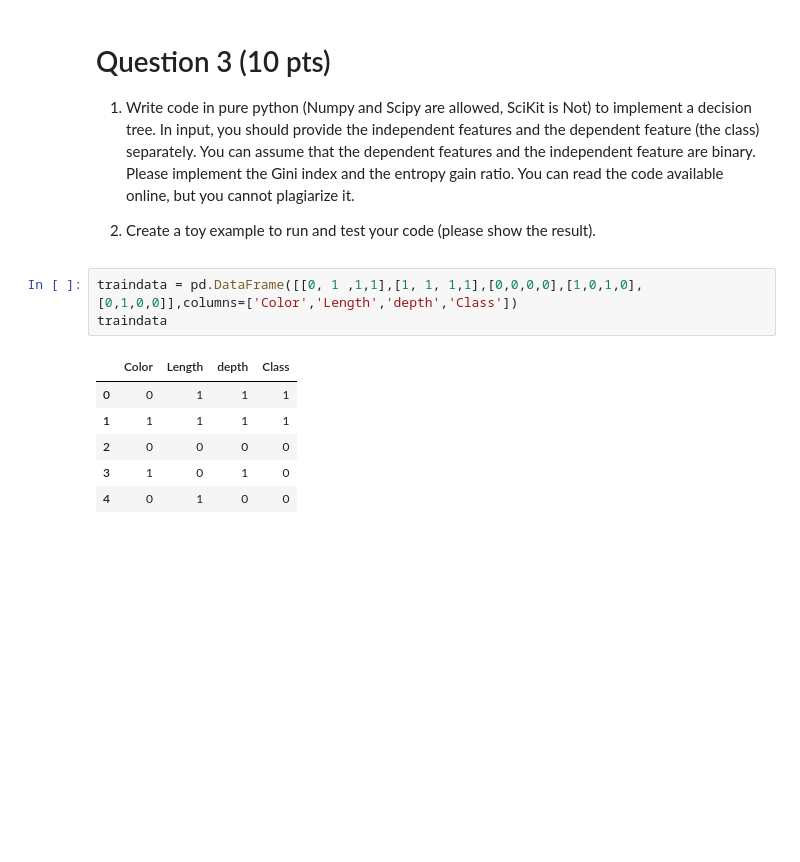
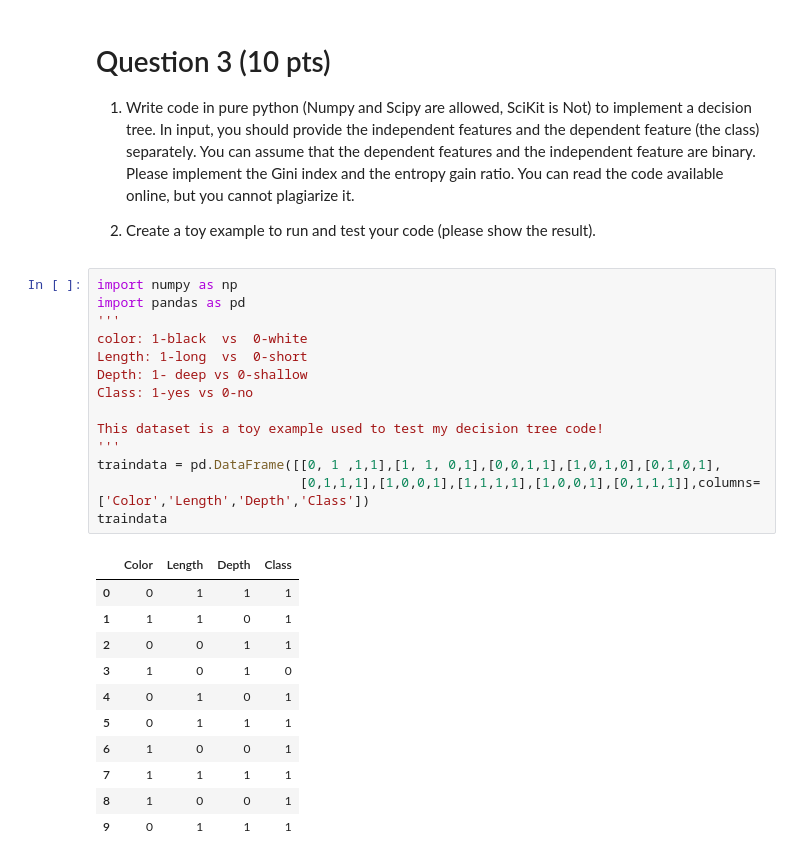
Before and after one commit to TianjieZhang1993/class_material, a Jupyter notebook: CS534/Assignments/A1/PS1-TJ zhang.ipynb, the cells around one changed output. Cells and saved outputs as stored; diff of their text form; blank space fills up the shorter version.

```diff
--- a/CS534/Assignments/A1/PS1-TJ zhang.ipynb
+++ b/CS534/Assignments/A1/PS1-TJ zhang.ipynb
@@ -131,14 +157,30 @@ Solution:
 You can assume that the dependent features and the independent feature are binary. Please implement the Gini index and the entropy gain ratio. You can read the code available online, but you cannot plagiarize it.
 
 2) Create a toy example to run and test your code (please show the result).
-# %%
-traindata = pd.DataFrame([[0, 1 ,1,1],[1, 1, 1,1],[0,0,0,0],[1,0,1,0],[0,1,0,0]],columns=['Color','Length','depth','Class'])
-traindata
-# %% [output]
-|  | Color | Length | depth | Class |
-| 0 | 0 | 1 | 1 | 1 |
-| 1 | 1 | 1 | 1 | 1 |
-| 2 | 0 | 0 | 0 | 0 |
-| 3 | 1 | 0 | 1 | 0 |
-| 4 | 0 | 1 | 0 | 0 |
+# %%
+import numpy as np
+import pandas as pd
+'''
+color: 1-black  vs  0-white
+Length: 1-long  vs  0-short
+Depth: 1- deep vs 0-shallow
+Class: 1-yes vs 0-no
+
+This dataset is a toy example used to test my decision tree code!
+'''
+traindata = pd.DataFrame([[0, 1 ,1,1],[1, 1, 0,1],[0,0,1,1],[1,0,1,0],[0,1,0,1],
+                          [0,1,1,1],[1,0,0,1],[1,1,1,1],[1,0,0,1],[0,1,1,1]],columns=['Color','Length','Depth','Class'])
+traindata
+# %% [output]
+|  | Color | Length | Depth | Class |
+| 0 | 0 | 1 | 1 | 1 |
+| 1 | 1 | 1 | 0 | 1 |
+| 2 | 0 | 0 | 1 | 1 |
+| 3 | 1 | 0 | 1 | 0 |
+| 4 | 0 | 1 | 0 | 1 |
+| 5 | 0 | 1 | 1 | 1 |
+| 6 | 1 | 0 | 0 | 1 |
+| 7 | 1 | 1 | 1 | 1 |
+| 8 | 1 | 0 | 0 | 1 |
+| 9 | 0 | 1 | 1 | 1 |
 # %%
```
Also changed, not shown: parts of 12 cells of this notebook.
